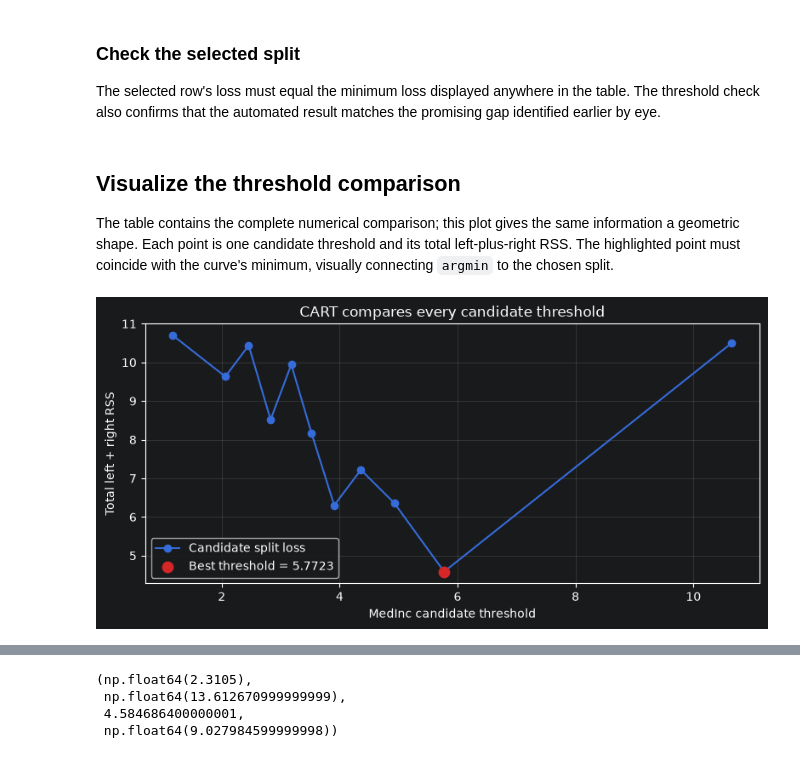
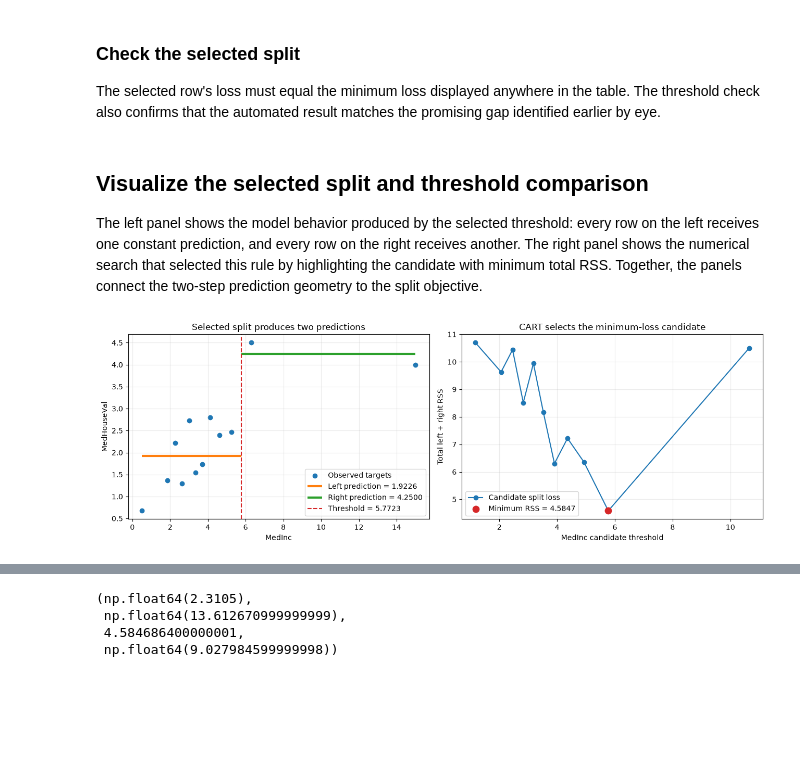
Before and after one commit to majorgilles/gradient-boosted-trees-course, a Jupyter notebook: notebooks/02-cart-split-objective.ipynb, the cells around one changed output, grey strips where cells are left out. Cells and saved outputs as stored; diff of their text form; code cells hidden in the pictures; blank space fills up the shorter version.

```diff
--- a/notebooks/02-cart-split-objective.ipynb
+++ b/notebooks/02-cart-split-objective.ipynb
@@ -290,45 +319,90 @@ The selected row's loss must equal the minimum loss displayed anywhere in the ta
 assert np.isclose(best_candidate["total_loss"], candidate_table["total_loss"].min())
 assert np.isclose(best_candidate["threshold"], 5.7723)
 # %% [markdown]
-## Visualize the threshold comparison
+## Visualize the selected split and threshold comparison
 
-The table contains the complete numerical comparison; this plot gives the same information a geometric shape. Each point is one candidate threshold and its total left-plus-right RSS. The highlighted point must coincide with the curve's minimum, visually connecting `argmin` to the chosen split.
+The left panel shows the model behavior produced by the selected threshold: every row on the left receives one constant prediction, and every row on the right receives another. The right panel shows the numerical search that selected this rule by highlighting the candidate with minimum total RSS. Together, the panels connect the two-step prediction geometry to the split objective.
 # %%
 import matplotlib.pyplot as plt
 
-# Convert the selected pandas values into scalars used by Matplotlib.
+# Values from the candidate selected by minimum total RSS.
 best_threshold = float(best_candidate["threshold"])
+best_left_prediction = float(best_candidate["left_prediction"])
+best_right_prediction = float(best_candidate["right_prediction"])
 best_loss = float(best_candidate["total_loss"])
 
-fig, ax = plt.subplots(figsize=(8, 4))
+fig, (prediction_ax, loss_ax) = plt.subplots(
+    ncols=2,
+    figsize=(13, 4.5),
+)
 
-# Connect all candidate scores to show how loss changes with threshold.
-ax.plot(
+# Left panel: observed targets and the selected two-step prediction rule.
+prediction_ax.scatter(
+    x,
+    y,
+    color="tab:blue",
+    label="Observed targets",
+)
+
+prediction_ax.hlines(
+    best_left_prediction,
+    xmin=x.min(),
+    xmax=best_threshold,
+    color="tab:orange",
+    linewidth=3,
+    label=f"Left prediction = {best_left_prediction:.4f}",
+)
+
+prediction_ax.hlines(
+    best_right_prediction,
+    xmin=best_threshold,
+    xmax=x.max(),
+    color="tab:green",
+    linewidth=3,
+    label=f"Right prediction = {best_right_prediction:.4f}",
+)
+
+prediction_ax.axvline(
+    best_threshold,
+    color="tab:red",
+    linestyle="--",
+    label=f"Threshold = {best_threshold:.4f}",
+)
+
+prediction_ax.set(
+    xlabel="MedInc",
+    ylabel="MedHouseVal",
+    title="Selected split produces two predictions",
+)
+prediction_ax.grid(alpha=0.25)
+prediction_ax.legend()
+
+# Right panel: the loss used to select that prediction rule.
+loss_ax.plot(
     candidate_table["threshold"],
     candidate_table["total_loss"],
     marker="o",
     label="Candidate split loss",
 )
 
-# Highlight the same minimum row selected numerically by argmin.
-ax.scatter(
+loss_ax.scatter(
     best_threshold,
     best_loss,
     color="tab:red",
     s=80,
     zorder=3,
-    label=f"Best threshold = {best_threshold:.4f}",
+    label=f"Minimum RSS = {best_loss:.4f}",
 )
 
-ax.set(
+loss_ax.set(
     xlabel="MedInc candidate threshold",
     ylabel="Total left + right RSS",
-    title="CART compares every candidate threshold",
+    title="CART selects the minimum-loss candidate",
 )
-ax.grid(alpha=0.25)
-ax.legend()
+loss_ax.grid(alpha=0.25)
+loss_ax.legend()
 
 fig.tight_layout()
 plt.show()
 # %% [output]
-[figure, old version]
+[figure, new version]
```
Also changed, not shown: parts of 9 cells of this notebook, 1 other file.
